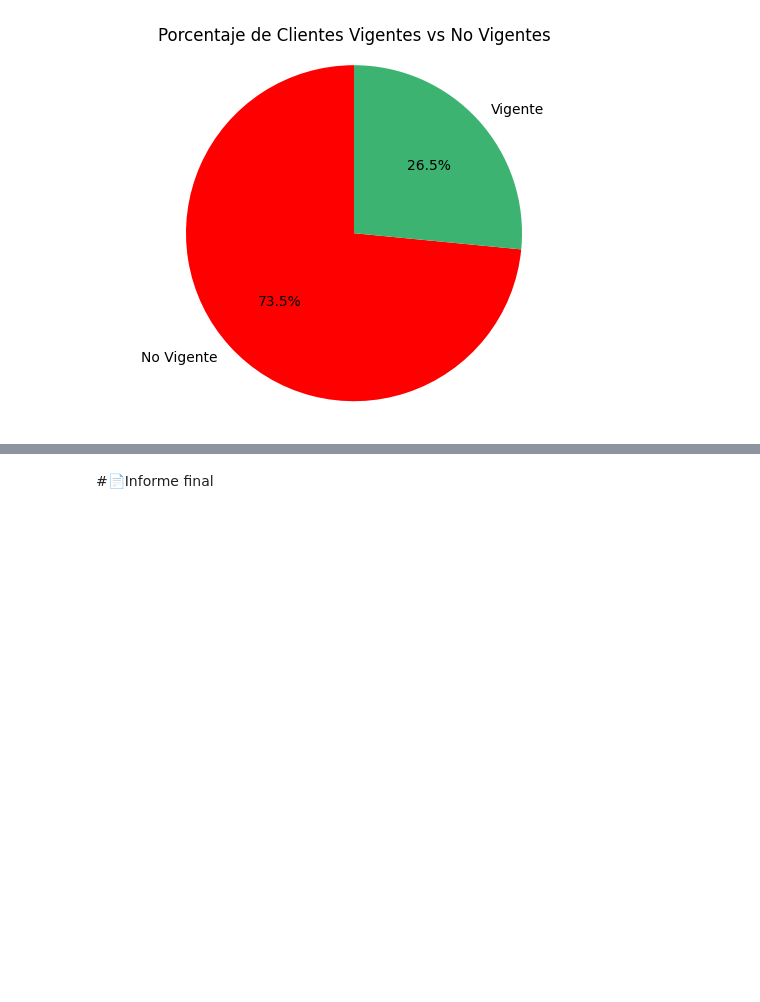
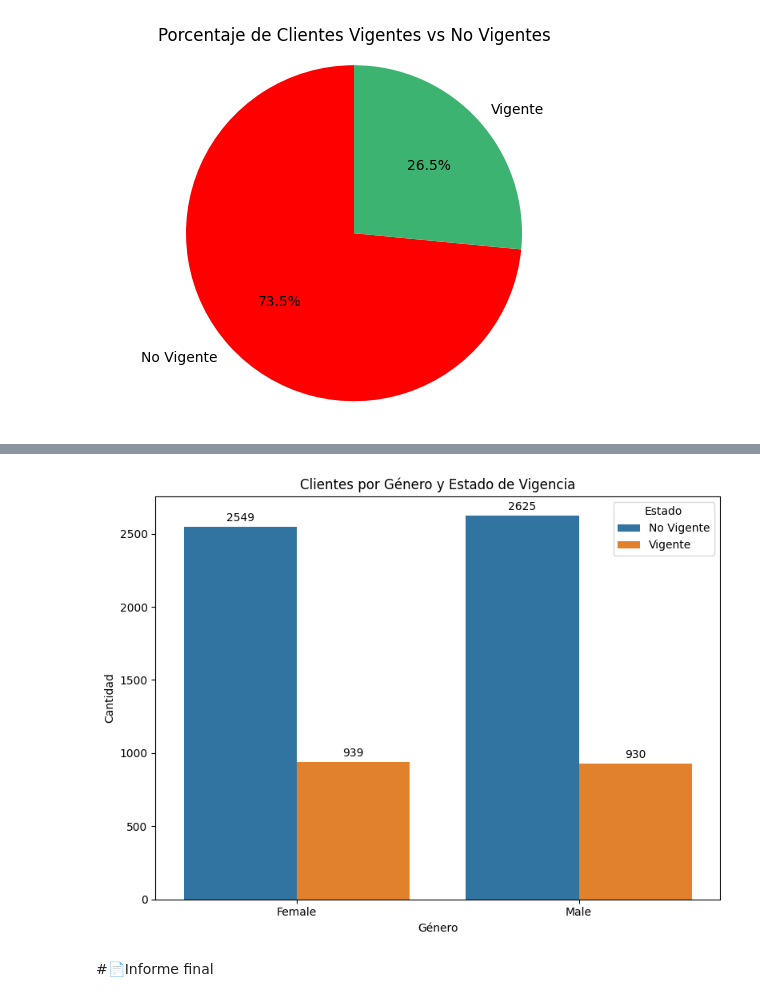
Before and after one commit to Starleen1996/Challenger_Telecom_Latam, a Jupyter notebook: TelecomX_LATAM.ipynb, the cells around one changed output, grey strips where cells are left out. Drawn from its saved outputs; the diff is of its cells as text; code cells hidden in the pictures; blank space fills up the shorter version.

```diff
--- a/TelecomX_LATAM.ipynb
+++ b/TelecomX_LATAM.ipynb
@@ -543,2 +564,20 @@ plt.show()
+# %%
+## Podemos evidenciar en el presente grafico que tanto hombres como mujeres presenta una tendencia similar númeria que han abandonado la empresa. Es decir no se identifica una tendencia por genero.
+
+plt.figure(figsize=(8,6))
+ax = sns.countplot(data=df_clientes_LATAM, x='genero', hue='cliente_vigente', palette='tab10')
+plt.title('Clientes por Género y Estado de Vigencia')
+plt.xlabel('Género')
+plt.ylabel('Cantidad')
+plt.legend(title='Estado', labels=['No Vigente', 'Vigente'])
+
+# Añadir etiquetas numéricas
+for bar in ax.containers:
+    ax.bar_label(bar, padding=3)
+
+plt.tight_layout()
+plt.show()
+# %% [output]
+[figure, added]
 # %% [markdown]
 #📄Informe final
```
Also changed, not shown: parts of 2 cells of this notebook.
